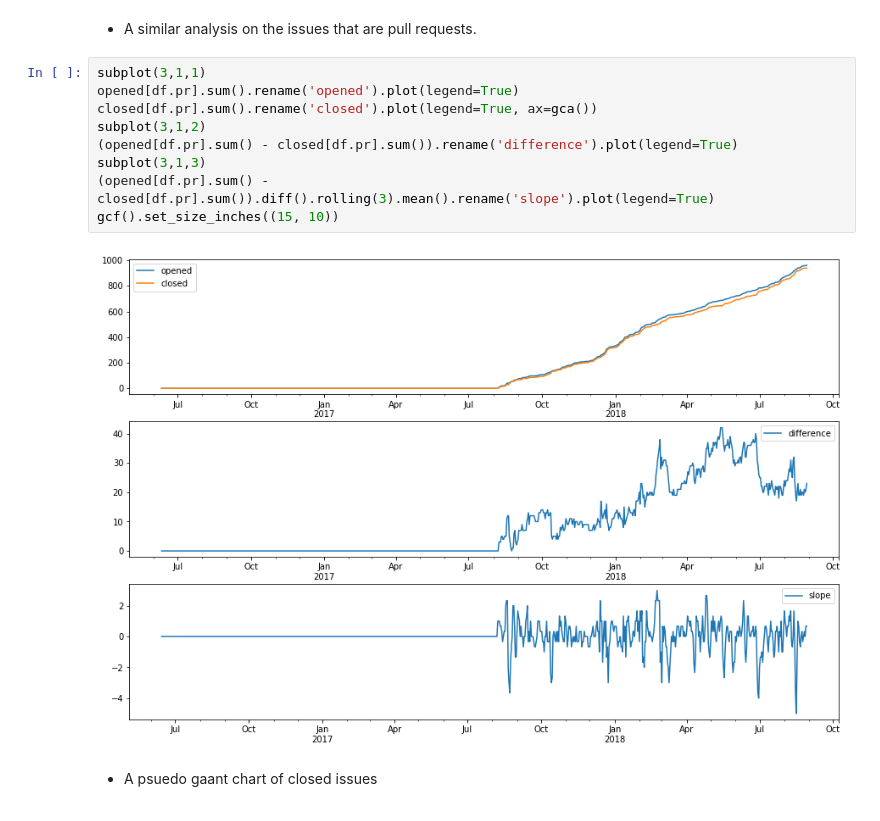
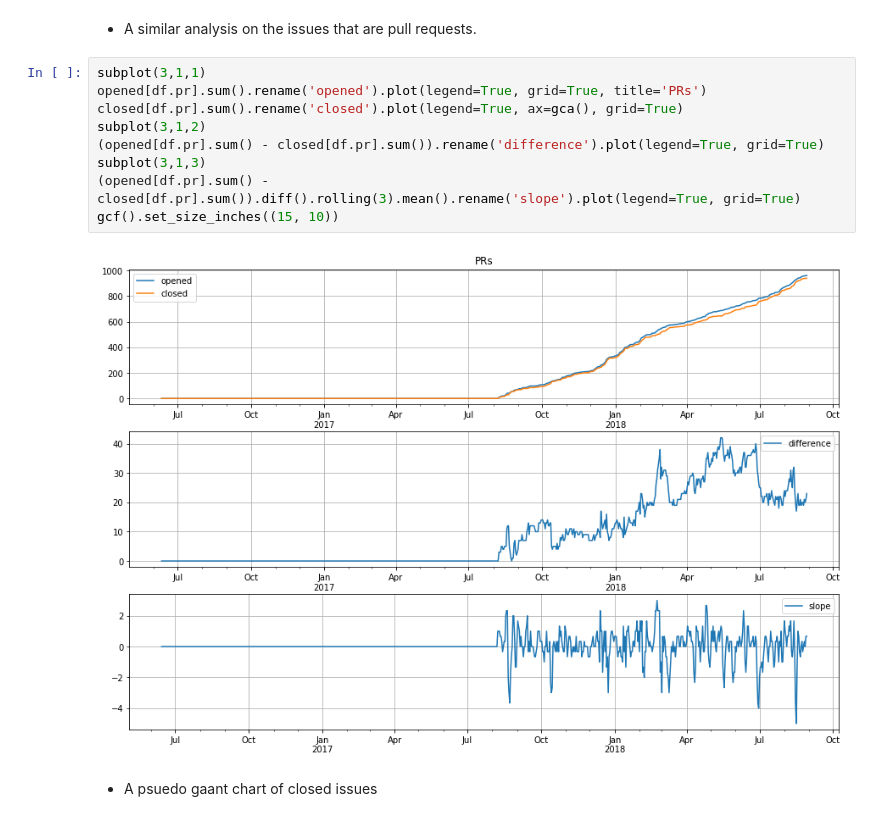
Before and after one commit to deathbeds/deathbeds.github.io, a Jupyter notebook: deathbeds/2018-08-28-Github-project-statistics-and-visualizations.ipynb, the cells around one changed output. Saved outputs shown, nothing was run; the diff lists cells and outputs as text.

```diff
--- a/deathbeds/2018-08-28-Github-project-statistics-and-visualizations.ipynb
+++ b/deathbeds/2018-08-28-Github-project-statistics-and-visualizations.ipynb
@@ -90,15 +90,15 @@ gcf().set_size_inches((15, 10))
 * A similar analysis on the issues that are pull requests.
 # %%
 subplot(3,1,1)
-opened[df.pr].sum().rename('opened').plot(legend=True)
-closed[df.pr].sum().rename('closed').plot(legend=True, ax=gca())
+opened[df.pr].sum().rename('opened').plot(legend=True, grid=True, title='PRs')
+closed[df.pr].sum().rename('closed').plot(legend=True, ax=gca(), grid=True)
 subplot(3,1,2)
-(opened[df.pr].sum() - closed[df.pr].sum()).rename('difference').plot(legend=True)
+(opened[df.pr].sum() - closed[df.pr].sum()).rename('difference').plot(legend=True, grid=True)
 subplot(3,1,3)
-(opened[df.pr].sum() - closed[df.pr].sum()).diff().rolling(3).mean().rename('slope').plot(legend=True)
+(opened[df.pr].sum() - closed[df.pr].sum()).diff().rolling(3).mean().rename('slope').plot(legend=True, grid=True)
 gcf().set_size_inches((15, 10))
 # %% [output]
-[figure, old version]
+[figure, new version]
 # %% [markdown]
 * A psuedo gaant chart of closed issues
 # %%
```
Also changed, not shown: parts of 3 cells of this notebook.
